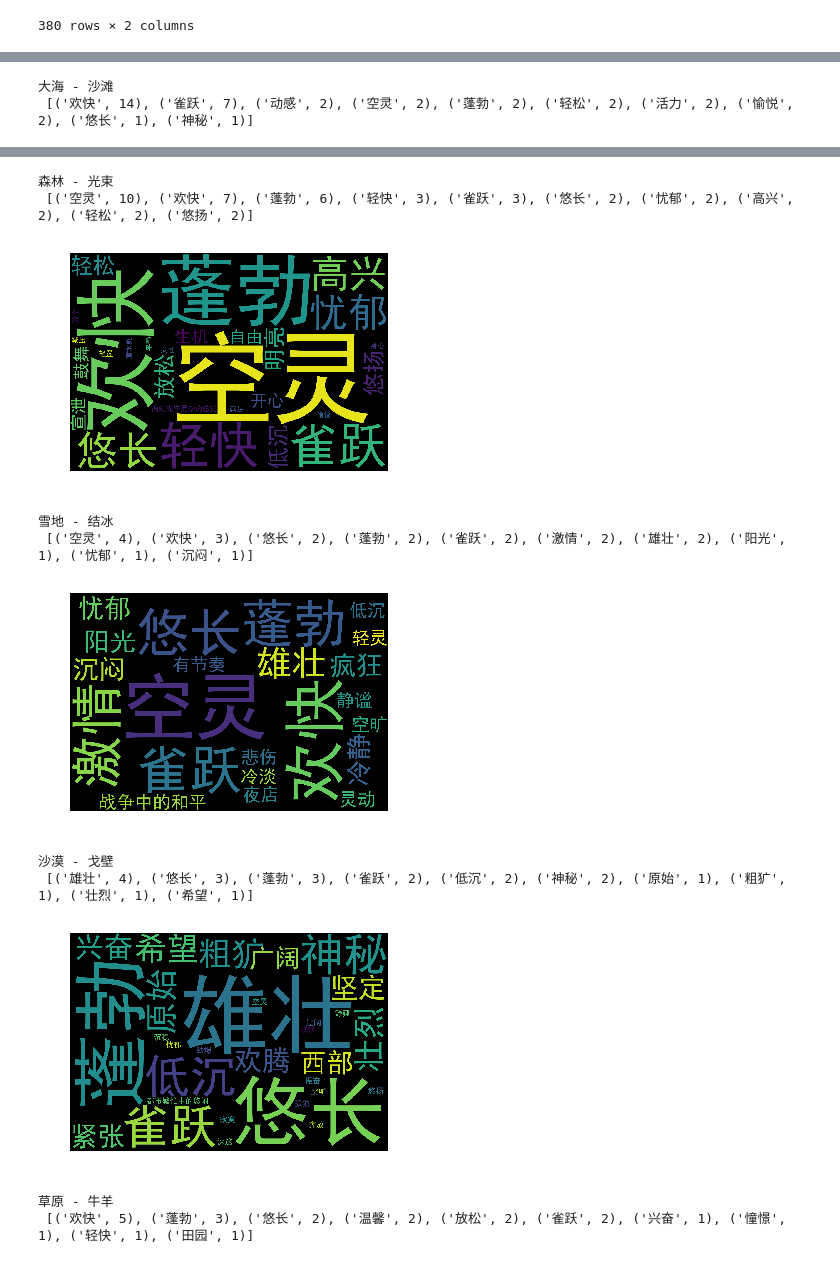
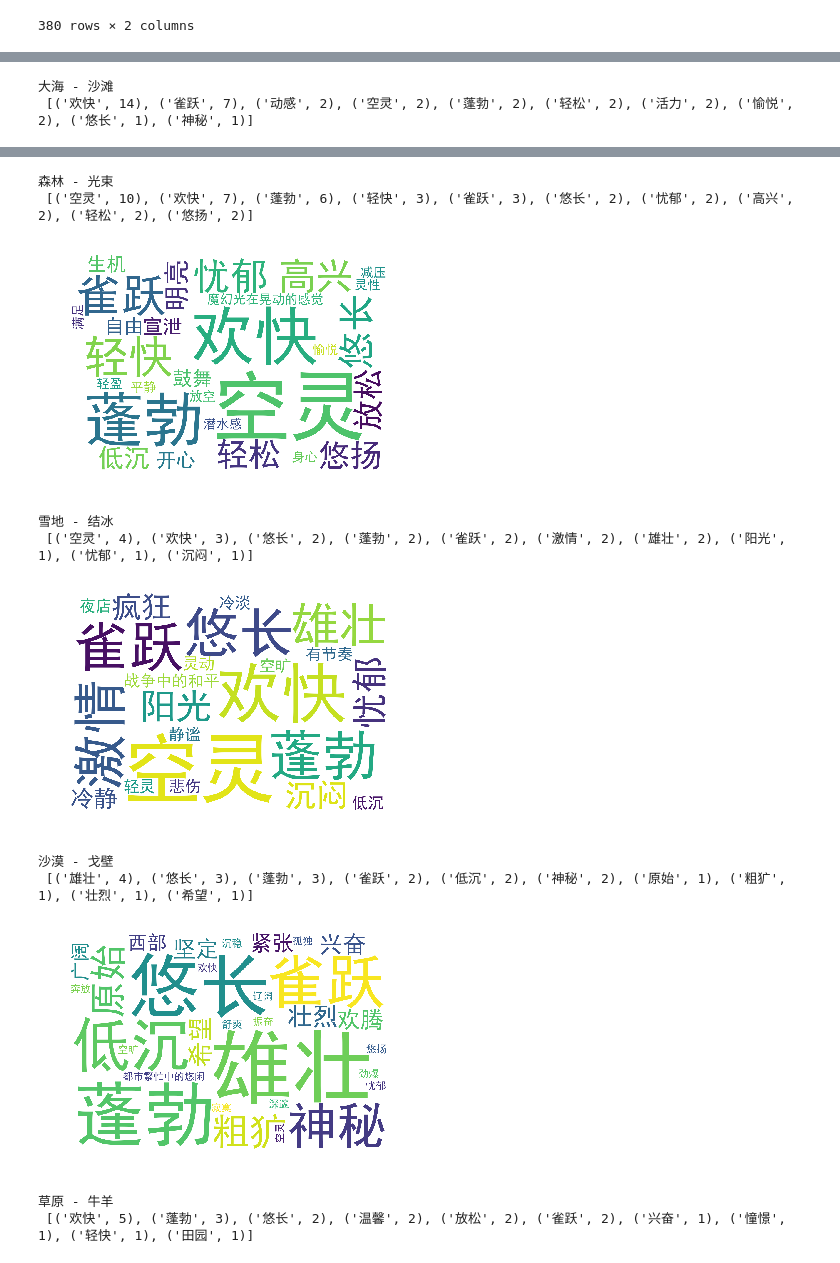
Before and after one commit to khalildogyy/music_structure, a Jupyter notebook: notebook/thesis.ipynb, the cells around one changed output, grey strips where cells are left out. Saved outputs shown, nothing was run; the diff lists cells and outputs as text; code cells hidden in the pictures.

```diff
--- a/notebook/thesis.ipynb
+++ b/notebook/thesis.ipynb
@@ -122,15 +122,19 @@ plotdata = pd.DataFrame(np.concatenate(plotdata), columns=['score', 'scene'])
 plotdata['score'] = plotdata['score'].astype(float)
 # plotdata
 
+sns.set_style('whitegrid', {'font.sans-serif':['Microsoft YaHei']})
+colors = sns.color_palette("RdBu", n_colors=9)
 fig, ax = plt.subplots(figsize=(15, 5))
-sns.boxplot(x="scene", y="score", data=plotdata, palette='muted', width=0.3, ax=ax)
+sns.boxplot(x="scene", y="score", data=plotdata, palette=colors, width=0.25, ax=ax)
 sns.despine(left=True)
 
-ax.set_ylabel(u'情 感 打 分', fontsize=16)
+ax.set_ylabel(u'情 感 分 数', fontsize=16)
 ax.set_yticklabels(np.arange(0, 10), fontsize=14)
 ax.set_xlabel(u'场 景', fontsize=16)
 ax.set_xticklabels(scens, fontsize=14, rotation=0)
 
+plt.tight_layout()
+plt.savefig('/Users/JJjie/Downloads/emo-sce.pdf', bbox_inches='tight', pad_inches=0.)
 plt.show()
 # %% [output]
 [[0, 0, 0], [0, 1, 0], [0, 2, 0], [0, 3, 4], [0, 4, 0], [0, 5, 10], [0, 6, 8], [0, 7, 16], [0, 8, 14], [0, 9, 24], [1, 0, 0], [1, 1, 0], [1, 2, 2], [1, 3, 2], [1, 4, 6], [1, 5, 14], [1, 6, 10], [1, 7, ...
@@ -197,6 +201,7 @@ print (word_counts.most_common(10)) # 输出检查
 
 # 词频展示
 wc = WordCloud(collocations=True,
+               background_color='white',
                font_path=r'/Library/Fonts/Microsoft/SimHei.ttf',
                width=1400,
                height=960,
@@ -204,5 +209,6 @@ wc = WordCloud(collocations=True,
 plt.imshow(wc) # 显示词云
 plt.axis('off') # 关闭坐标轴
 plt.show() # 显示图像
+wc.to_file(r'/Users/JJjie/Downloads/word_all.pdf')
 # %% [output]
 [('欢快', 36), ('空灵', 20), ('蓬勃', 18), ('雀跃', 17), ('悠长', 11), ('放松', 7), ('低沉', 6), ('雄壮', 6), ('轻松', 6), ('轻快', 5)]
@@ -215,6 +222,7 @@ for i in range(1, 7):
 
     # 词频展示
     wc = WordCloud(collocations=True,
+                   background_color='white',
                    font_path=r'/Library/Fonts/Microsoft/SimHei.ttf',
                    width=1400,
                    height=960,
@@ -222,6 +230,7 @@ for i in range(1, 7):
     plt.imshow(wc) # 显示词云
     plt.axis('off') # 关闭坐标轴
     plt.show() # 显示图像
+    wc.to_file(r'/Users/JJjie/Downloads/word_{}.pdf'.format(scens[i-1][:2]))
 # %% [output]
 大海 - 沙滩
  [('欢快', 14), ('雀跃', 7), ('动感', 2), ('空灵', 2), ('蓬勃', 2), ('轻松', 2), ('活力', 2), ('愉悦', 2), ('悠长', 1), ('神秘', 1)]
@@ -229,11 +238,11 @@ for i in range(1, 7):
 森林 - 光束
  [('空灵', 10), ('欢快', 7), ('蓬勃', 6), ('轻快', 3), ('雀跃', 3), ('悠长', 2), ('忧郁', 2), ('高兴', 2), ('轻松', 2), ('悠扬', 2)]
-[figure, old version]
+[figure, new version]
 雪地 - 结冰
  [('空灵', 4), ('欢快', 3), ('悠长', 2), ('蓬勃', 2), ('雀跃', 2), ('激情', 2), ('雄壮', 2), ('阳光', 1), ('忧郁', 1), ('沉闷', 1)]
-[figure, old version]
+[figure, new version]
 沙漠 - 戈壁
  [('雄壮', 4), ('悠长', 3), ('蓬勃', 3), ('雀跃', 2), ('低沉', 2), ('神秘', 2), ('原始', 1), ('粗犷', 1), ('壮烈', 1), ('希望', 1)]
-[figure, old version]
+[figure, new version]
 草原 - 牛羊
  [('欢快', 5), ('蓬勃', 3), ('悠长', 2), ('温馨', 2), ('放松', 2), ('雀跃', 2), ('兴奋', 1), ('憧憬', 1), ('轻快', 1), ('田园', 1)]
```
Also changed, not shown: parts of 3 cells of this notebook.
